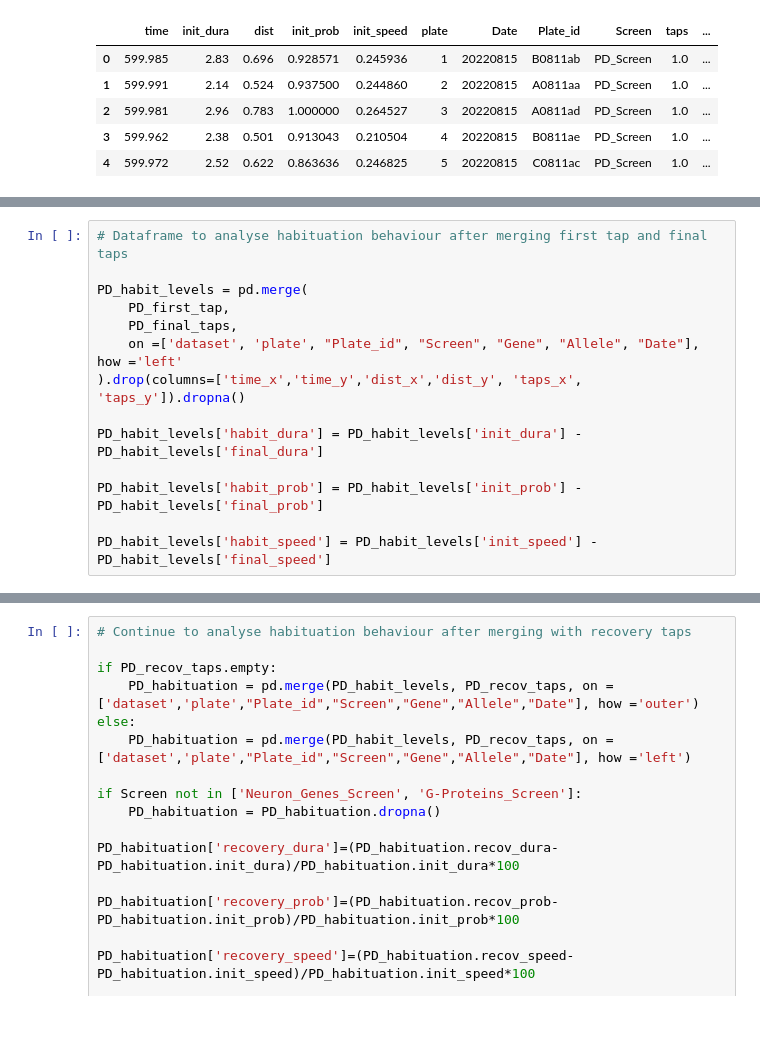
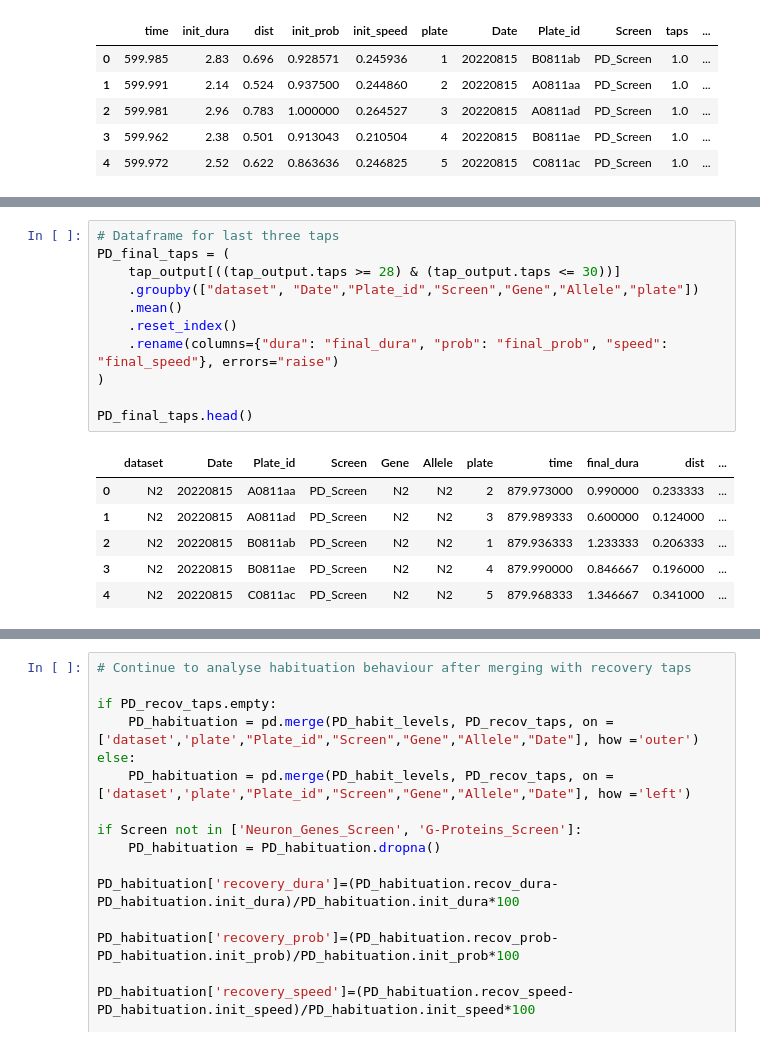
Before and after one commit to JosephLiangUBC/MWT_Dashboard, a Jupyter notebook: Step4_data_processing_for_db.ipynb, the cells around one changed output, grey strips where cells are left out. Saved outputs shown, nothing was run; the diff lists cells and outputs as text.

```diff
--- a/Step4_data_processing_for_db.ipynb
+++ b/Step4_data_processing_for_db.ipynb
@@ -145,17 +145,21 @@ PD_recov_taps.head()
 | 2 | 1189.962 | 1.79 | 0.610 | 0.882353 | 0.340782 | 3 | 20220815 | A0811ad | PD_Screen | 31.0 | ... |
 | 3 | 1189.978 | 1.70 | 0.440 | 0.761905 | 0.258824 | 4 | 20220815 | B0811ae | PD_Screen | 31.0 | ... |
 | 4 | 1189.966 | 2.01 | 0.561 | 0.607143 | 0.279104 | 5 | 20220815 | C0811ac | PD_Screen | 31.0 | ... |
-# %%
-# Dataframe to analyse habituation behaviour after merging first tap and final taps
-
-PD_habit_levels = pd.merge(
-    PD_first_tap,
-    PD_final_taps,
-    on =['dataset', 'plate', "Plate_id", "Screen", "Gene", "Allele", "Date"], how ='left'
-).drop(columns=['time_x','time_y','dist_x','dist_y', 'taps_x', 'taps_y']).dropna()
-
-PD_habit_levels['habit_dura'] = PD_habit_levels['init_dura'] - PD_habit_levels['final_dura']
-
-PD_habit_levels['habit_prob'] = PD_habit_levels['init_prob'] - PD_habit_levels['final_prob']
-
-PD_habit_levels['habit_speed'] = PD_habit_levels['init_speed'] - PD_habit_levels['final_speed']
+# %%
+# Dataframe for last three taps
+PD_final_taps = (
+    tap_output[((tap_output.taps >= 28) & (tap_output.taps <= 30))]
+    .groupby(["dataset", "Date","Plate_id","Screen","Gene","Allele","plate"])
+    .mean()
+    .reset_index()
+    .rename(columns={"dura": "final_dura", "prob": "final_prob", "speed": "final_speed"}, errors="raise")
+)
+
+PD_final_taps.head()
+# %% [output]
+|  | dataset | Date | Plate_id | Screen | Gene | Allele | plate | time | final_dura | dist | ... |
+| 0 | N2 | 20220815 | A0811aa | PD_Screen | N2 | N2 | 2 | 879.973000 | 0.990000 | 0.233333 | ... |
+| 1 | N2 | 20220815 | A0811ad | PD_Screen | N2 | N2 | 3 | 879.989333 | 0.600000 | 0.124000 | ... |
+| 2 | N2 | 20220815 | B0811ab | PD_Screen | N2 | N2 | 1 | 879.936333 | 1.233333 | 0.206333 | ... |
+| 3 | N2 | 20220815 | B0811ae | PD_Screen | N2 | N2 | 4 | 879.990000 | 0.846667 | 0.196000 | ... |
+| 4 | N2 | 20220815 | C0811ac | PD_Screen | N2 | N2 | 5 | 879.968333 | 1.346667 | 0.341000 | ... |
```
Also changed, not shown: parts of 13 cells of this notebook.
